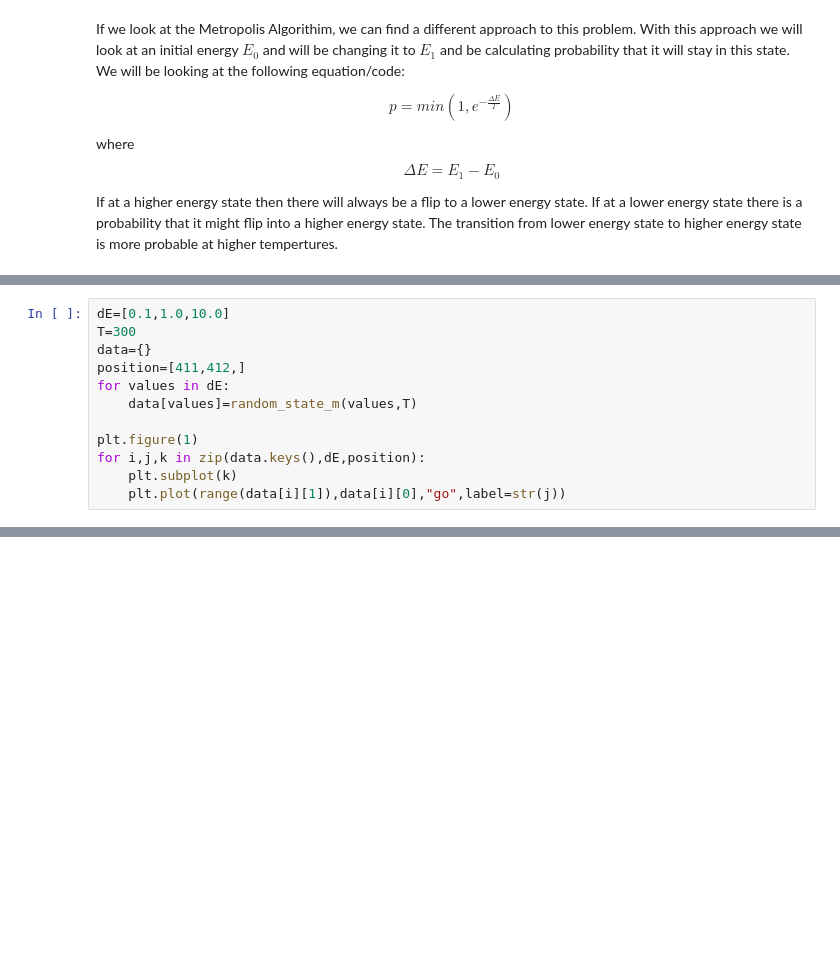
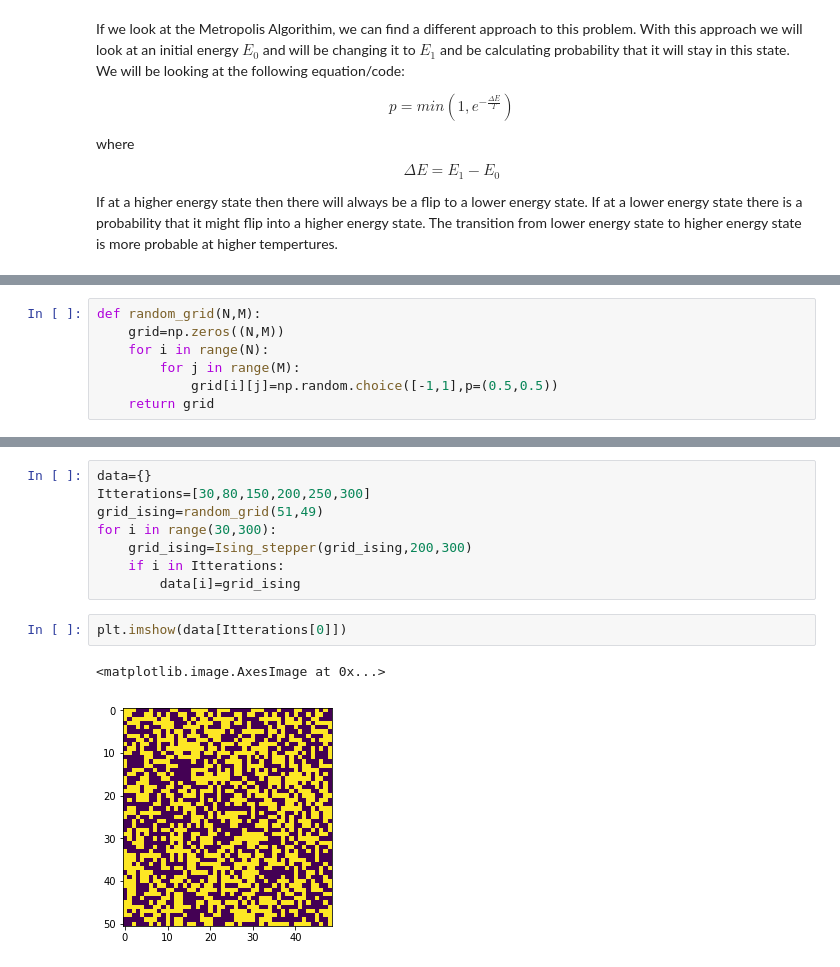
Before and after one commit to kunalnaidu1998/Computational_Physics, a Jupyter notebook: Physics 481/Assignment 4 Kunal Naidu 30020999.ipynb, the cells around one changed output, grey strips where cells are left out. Saved outputs shown, nothing was run; the diff lists cells and outputs as text; blank space fills up the shorter version.

```diff
--- a/Physics 481/Assignment 4 Kunal Naidu 30020999.ipynb
+++ b/Physics 481/Assignment 4 Kunal Naidu 30020999.ipynb
@@ -282,12 +377,0 @@ def random_state_m(dE,T):
-# %%
-dE=[0.1,1.0,10.0]
-T=300
-data={}
-position=[411,412,]
-for values in dE:
-    data[values]=random_state_m(values,T)
-
-plt.figure(1)
-for i,j,k in zip(data.keys(),dE,position):
-    plt.subplot(k)
-    plt.plot(range(data[i][1]),data[i][0],"go",label=str(j))
@@ -301,0 +539,7 @@ plt.ylabel('State')
+# %%
+def random_grid(N,M):
+    grid=np.zeros((N,M))
+    for i in range(N):
+        for j in range(M):
+            grid[i][j]=np.random.choice([-1,1],p=(0.5,0.5))
+    return grid
@@ -301,0 +557,13 @@ plt.ylabel('State')
+# %%
+data={}
+Itterations=[30,80,150,200,250,300]
+grid_ising=random_grid(51,49)
+for i in range(30,300):
+    grid_ising=Ising_stepper(grid_ising,200,300)
+    if i in Itterations:
+        data[i]=grid_ising
+# %%
+plt.imshow(data[Itterations[0]])
+# %% [output]
+<matplotlib.image.AxesImage at 0x...>
+[figure, added]
```
Also changed, not shown: parts of 30 cells of this notebook.
